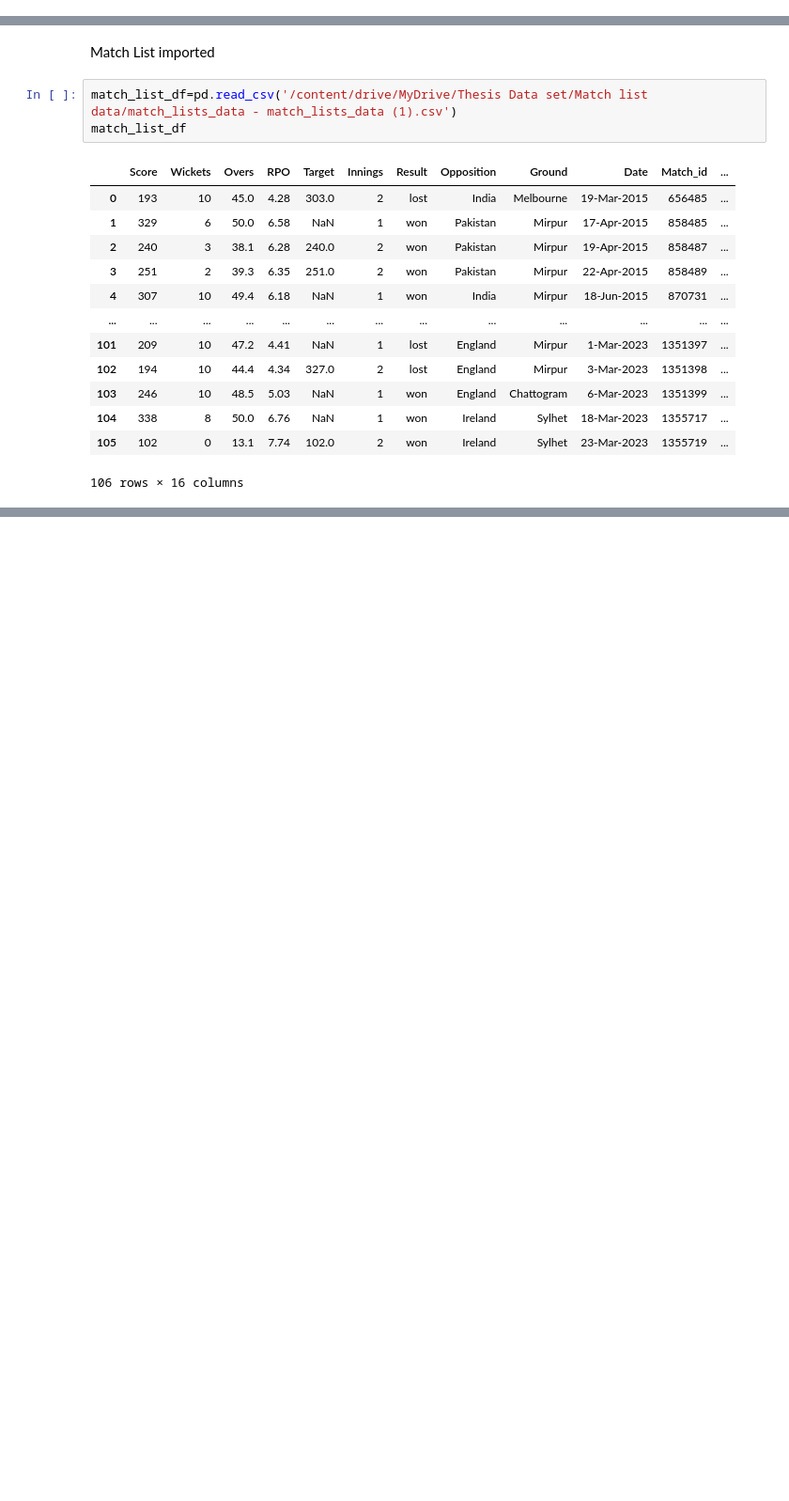
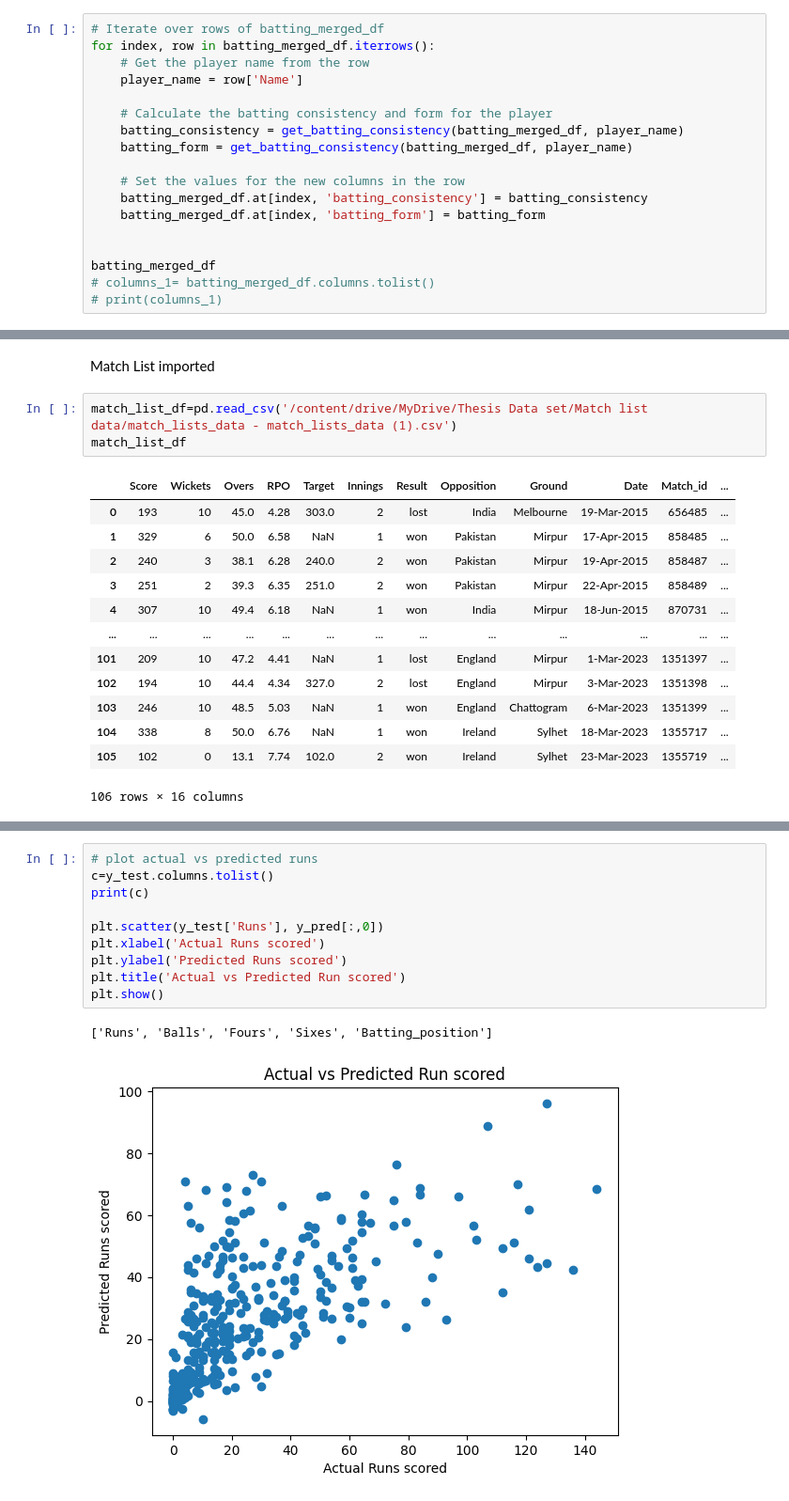
Before and after one commit to Anikcse19/Books-site-with-responsive, a Jupyter notebook: Thesis_Work.ipynb, the cells around one changed output, grey strips where cells are left out. Shown at 94% size. Saved outputs shown, nothing was run; the diff lists cells and outputs as text; blank space fills up the shorter version.

```diff
--- a/Thesis_Work.ipynb
+++ b/Thesis_Work.ipynb
@@ -828,0 +419,18 @@ batting_merged_df
+# %%
+# Iterate over rows of batting_merged_df
+for index, row in batting_merged_df.iterrows():
+    # Get the player name from the row
+    player_name = row['Name']
+
+    # Calculate the batting consistency and form for the player
+    batting_consistency = get_batting_consistency(batting_merged_df, player_name)
+    batting_form = get_batting_consistency(batting_merged_df, player_name)
+
+    # Set the values for the new columns in the row
+    batting_merged_df.at[index, 'batting_consistency'] = batting_consistency
+    batting_merged_df.at[index, 'batting_form'] = batting_form
+
+
+batting_merged_df
+# columns_1= batting_merged_df.columns.tolist()
+# print(columns_1)
@@ -916,0 +756,13 @@ ValueError: ignored
+# %%
+# plot actual vs predicted runs
+c=y_test.columns.tolist()
+print(c)
+
+plt.scatter(y_test['Runs'], y_pred[:,0])
+plt.xlabel('Actual Runs scored')
+plt.ylabel('Predicted Runs scored')
+plt.title('Actual vs Predicted Run scored')
+plt.show()
+# %% [output]
+['Runs', 'Balls', 'Fours', 'Sixes', 'Batting_position']
+[figure, added]
```
Also changed, not shown: parts of 127 cells of this notebook.
